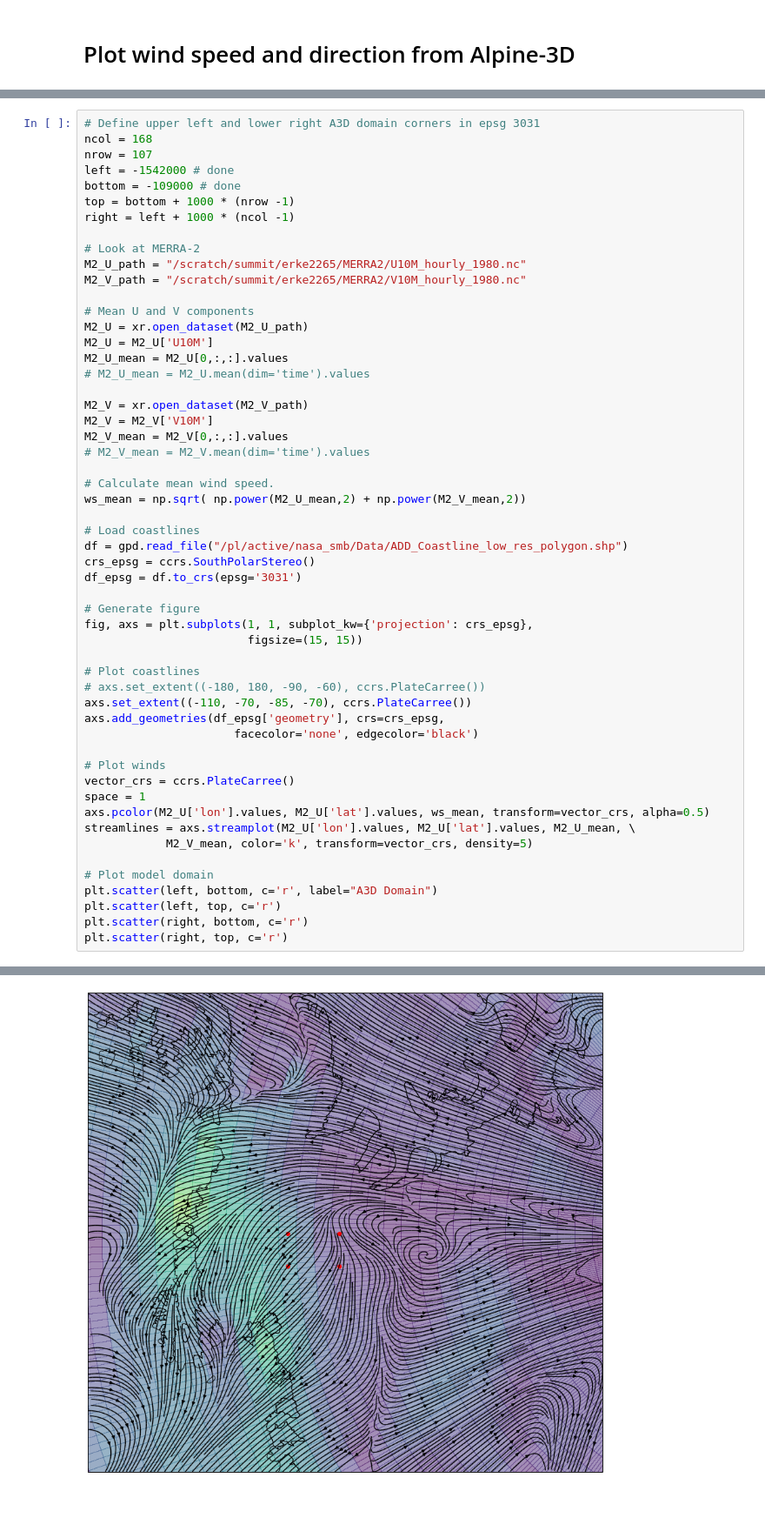
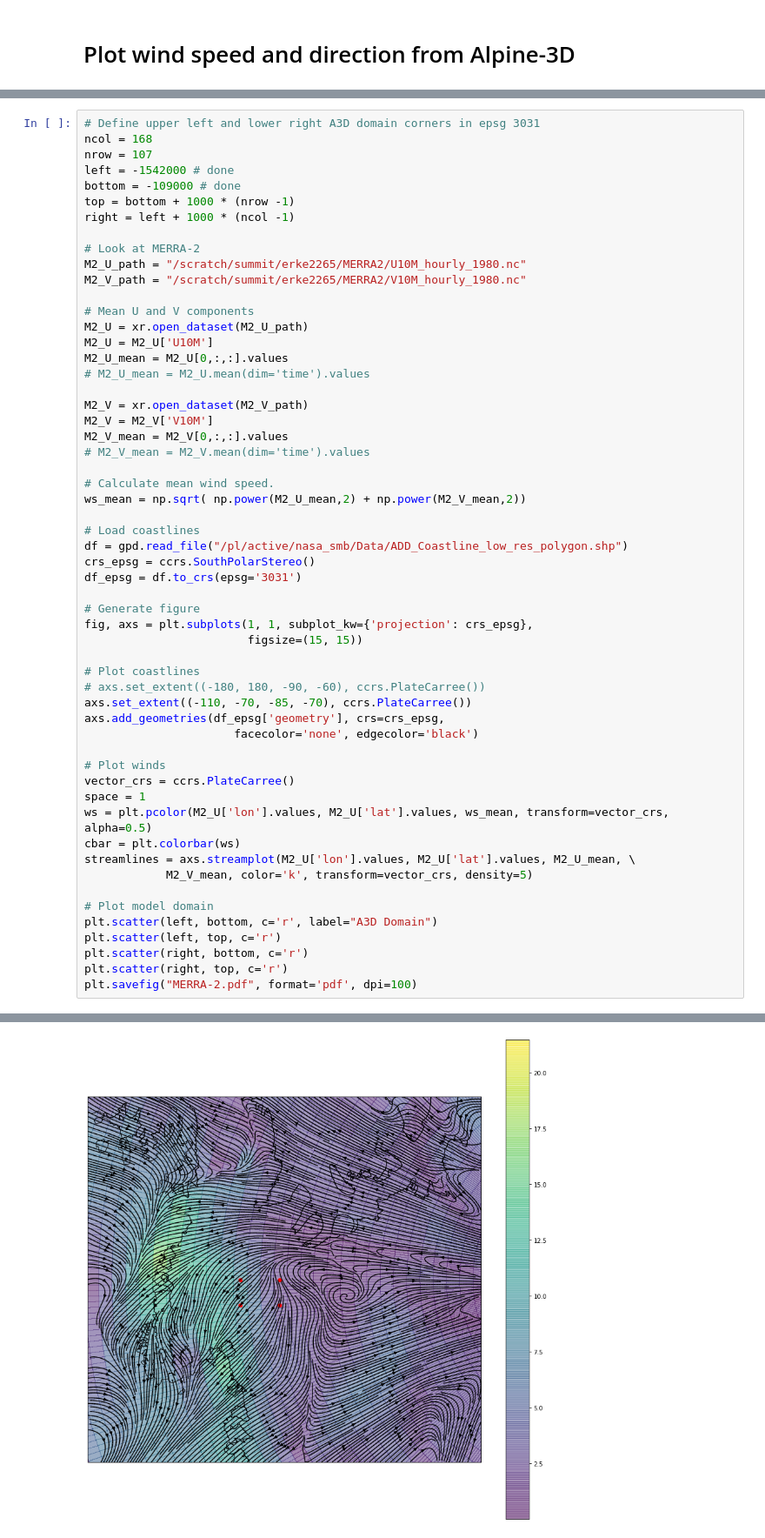
Before and after one commit to EricKeenan/SNOWPACK_WAIS, a Jupyter notebook: analysis/Wind_direction.ipynb, the cells around one changed output, grey strips where cells are left out. Shown at 87% size. Cells and saved outputs as stored; diff of their text form; blank space fills up the shorter version.

```diff
--- a/analysis/Wind_direction.ipynb
+++ b/analysis/Wind_direction.ipynb
@@ -122,7 +137,8 @@ axs.add_geometries(df_epsg['geometry'], crs=crs_epsg,
 # Plot winds
 vector_crs = ccrs.PlateCarree()
 space = 1
-axs.pcolor(M2_U['lon'].values, M2_U['lat'].values, ws_mean, transform=vector_crs, alpha=0.5)
+ws = plt.pcolor(M2_U['lon'].values, M2_U['lat'].values, ws_mean, transform=vector_crs, alpha=0.5)
+cbar = plt.colorbar(ws)
 streamlines = axs.streamplot(M2_U['lon'].values, M2_U['lat'].values, M2_U_mean, \
             M2_V_mean, color='k', transform=vector_crs, density=5)
 
@@ -131,4 +147,5 @@ plt.scatter(left, bottom, c='r', label="A3D Domain")
 plt.scatter(left, top, c='r')
 plt.scatter(right, bottom, c='r')
 plt.scatter(right, top, c='r')
+plt.savefig("MERRA-2.pdf", format='pdf', dpi=100)
 # %% [output]
@@ -136 +152 @@ plt.scatter(right, top, c='r')
-[figure, old version]
+[figure, new version]
```
Also changed, not shown: parts of 10 cells of this notebook, 6 other files.
